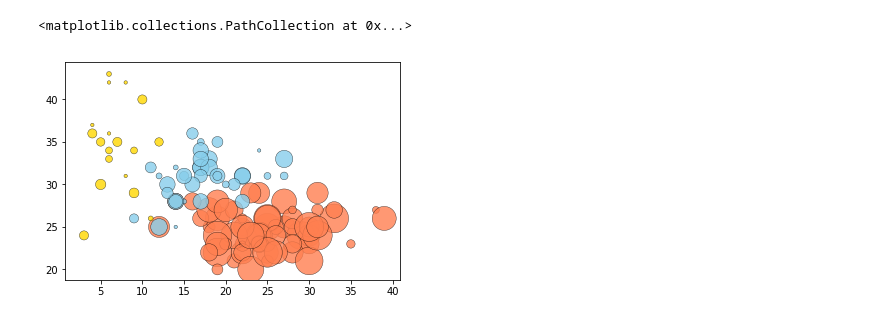
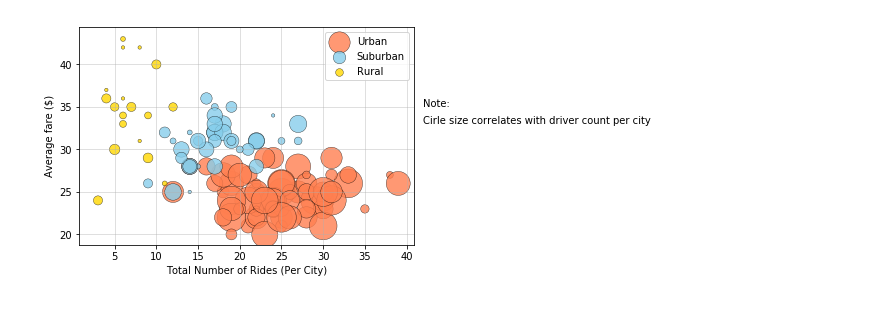
Before and after one commit to taswanj01/Data_Analytics_Projects, a Jupyter notebook: Module_5_Tai-Johnson_Matplotlib/power_of_plots/The_Power_of_Plots_Pyber.ipynb, the cells around one changed output. Saved outputs shown, nothing was run; the diff lists cells and outputs as text; code cells hidden in the pictures.

Commit message:
Bubble plot chart done

```diff
--- a/Module_5_Tai-Johnson_Matplotlib/power_of_plots/The_Power_of_Plots_Pyber.ipynb
+++ b/Module_5_Tai-Johnson_Matplotlib/power_of_plots/The_Power_of_Plots_Pyber.ipynb
@@ -41,15 +40,20 @@ rural_df = city_ride_merged[city_ride_merged.type == 'Rural']
 # %%
 #Plot our frames to a bubble chart
-#city_ride_merged_plot = city_ride_merged.plot(kind='scatter', x='Total Number of Rides (Per City)', y=['Average fare ($)'], \
- #                             c='Gold', marker='o', edgecolors= "black")
-plt.scatter(urban_df['Total Number of Rides (Per City)'], urban_df['Average fare ($)'], s=urban_df['driver count']*12, \
-            marker='o', color='Coral', linewidths=0.4, edgecolors='black', alpha=0.8)
+urban_plot = plt.scatter(urban_df['Total Number of Rides (Per City)'], urban_df['Average fare ($)'], s=urban_df['driver count']*12, \
+            marker='o', color='Coral', linewidths=0.4, edgecolors='black', alpha=0.8, label='Urban')
 
-plt.scatter(suburban_df['Total Number of Rides (Per City)'], suburban_df['Average fare ($)'], s=suburban_df['driver count']*12, \
-            marker='o', color='SkyBlue', linewidths=0.4, edgecolors='black',alpha=0.8)
+suburban_plot = plt.scatter(suburban_df['Total Number of Rides (Per City)'], suburban_df['Average fare ($)'], s=suburban_df['driver count']*12, \
+            marker='o', color='SkyBlue', linewidths=0.4, edgecolors='black',alpha=0.8, label='Suburban')
 
-plt.scatter(rural_df['Total Number of Rides (Per City)'], rural_df['Average fare ($)'], s=rural_df['driver count']*12, \
-            marker='o', color='Gold', linewidths=0.4, edgecolors='black',alpha=0.8)
+rural_plot = plt.scatter(rural_df['Total Number of Rides (Per City)'], rural_df['Average fare ($)'], s=rural_df['driver count']*12, \
+            marker='o', color='Gold', linewidths=0.4, edgecolors='black',alpha=0.8, label='Rural')
+
+plt.text(42, 35, 'Note:')
+plt.text(42, 33, 'Cirle size correlates with driver count per city')
+plt.xlabel('Total Number of Rides (Per City)')
+plt.ylabel('Average fare ($)')
+plt.legend(handles=[urban_plot, suburban_plot, rural_plot], loc="best")
+plt.grid(alpha=0.5)
+plt.show()
 # %% [output]
-<matplotlib.collections.PathCollection at 0x...>
-[figure, old version]
+[figure, new version]
```
Also changed, not shown: parts of 1 cell of this notebook.
